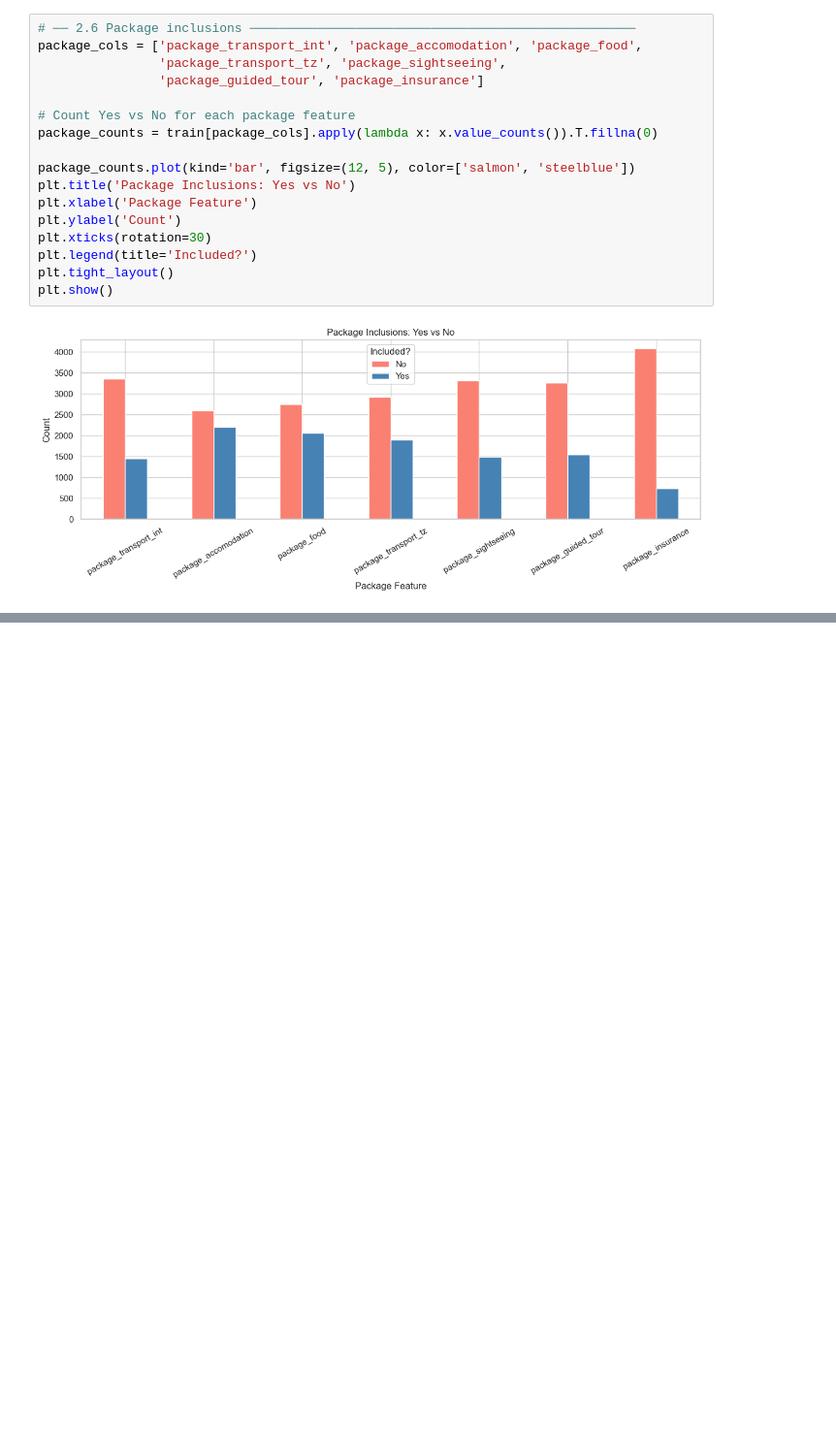
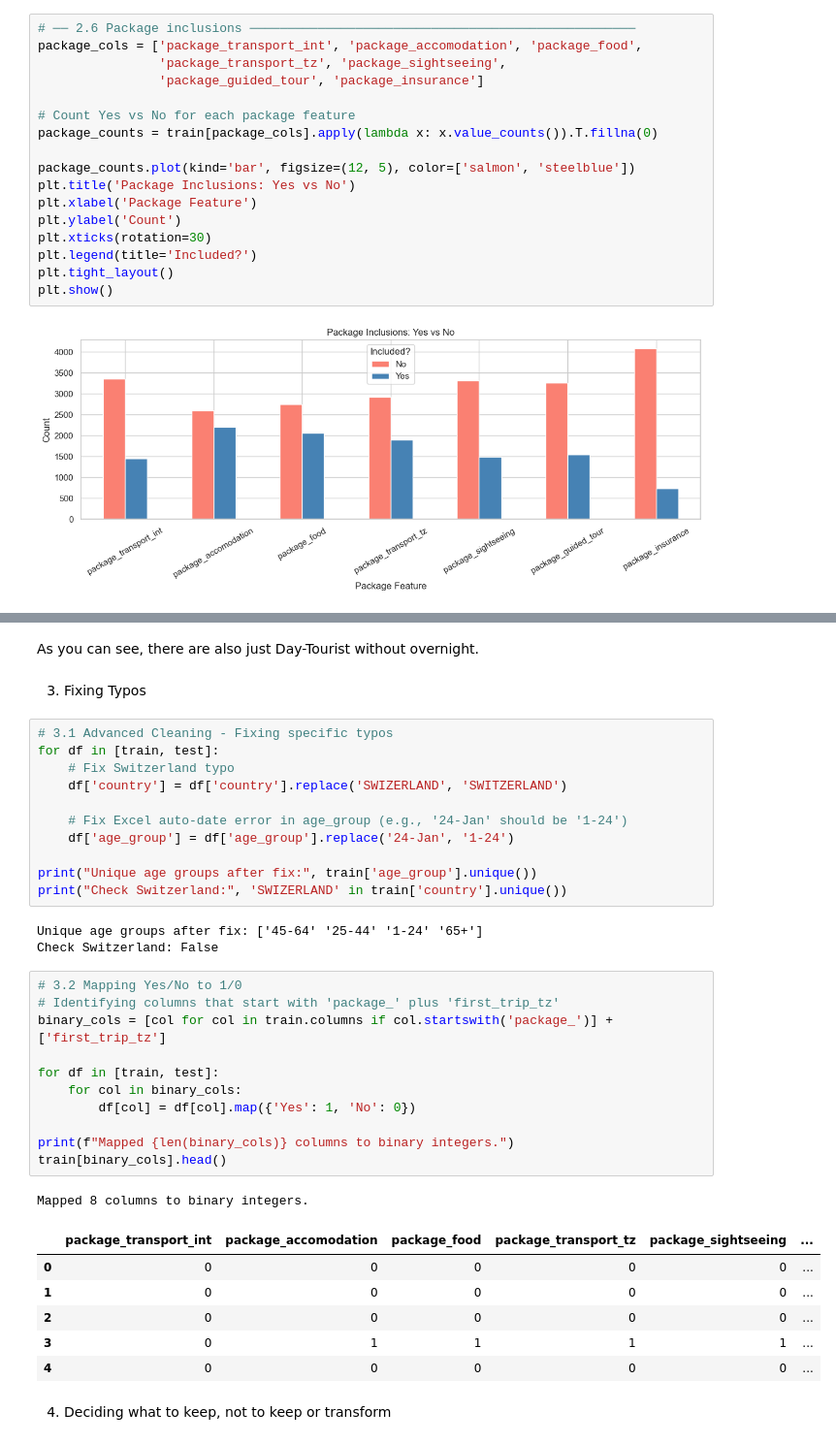
Before and after one commit to lange-chris/machine_learning_project, a Jupyter notebook: Tanzania_Tourism_Prediction_chris.ipynb, the cells around one changed output, grey strips where cells are left out. Shown at 97% size. Drawn from its saved outputs; the diff is of its cells as text; blank space fills up the shorter version.

```diff
--- a/Tanzania_Tourism_Prediction_chris.ipynb
+++ b/Tanzania_Tourism_Prediction_chris.ipynb
@@ -307,0 +373,39 @@ plt.show()
+# %% [markdown]
+As you can see, there are also just Day-Tourist without overnight.
+# %% [markdown]
+3. Fixing Typos
+# %%
+# 3.1 Advanced Cleaning - Fixing specific typos
+for df in [train, test]:
+    # Fix Switzerland typo
+    df['country'] = df['country'].replace('SWIZERLAND', 'SWITZERLAND')
+
+    # Fix Excel auto-date error in age_group (e.g., '24-Jan' should be '1-24')
+    df['age_group'] = df['age_group'].replace('24-Jan', '1-24')
+
+print("Unique age groups after fix:", train['age_group'].unique())
+print("Check Switzerland:", 'SWIZERLAND' in train['country'].unique())
+# %% [output]
+Unique age groups after fix: ['45-64' '25-44' '1-24' '65+']
+Check Switzerland: False
+# %%
+# 3.2 Mapping Yes/No to 1/0
+# Identifying columns that start with 'package_' plus 'first_trip_tz'
+binary_cols = [col for col in train.columns if col.startswith('package_')] + ['first_trip_tz']
+
+for df in [train, test]:
+    for col in binary_cols:
+        df[col] = df[col].map({'Yes': 1, 'No': 0})
+
+print(f"Mapped {len(binary_cols)} columns to binary integers.")
+train[binary_cols].head()
+# %% [output]
+Mapped 8 columns to binary integers.
+|  | package_transport_int | package_accomodation | package_food | package_transport_tz | package_sightseeing | ... |
+| 0 | 0 | 0 | 0 | 0 | 0 | ... |
+| 1 | 0 | 0 | 0 | 0 | 0 | ... |
+| 2 | 0 | 0 | 0 | 0 | 0 | ... |
+| 3 | 0 | 1 | 1 | 1 | 1 | ... |
+| 4 | 0 | 0 | 0 | 0 | 0 | ... |
+# %% [markdown]
+4. Deciding what to keep, not to keep or transform
```
Also changed, not shown: parts of 21 cells of this notebook.
